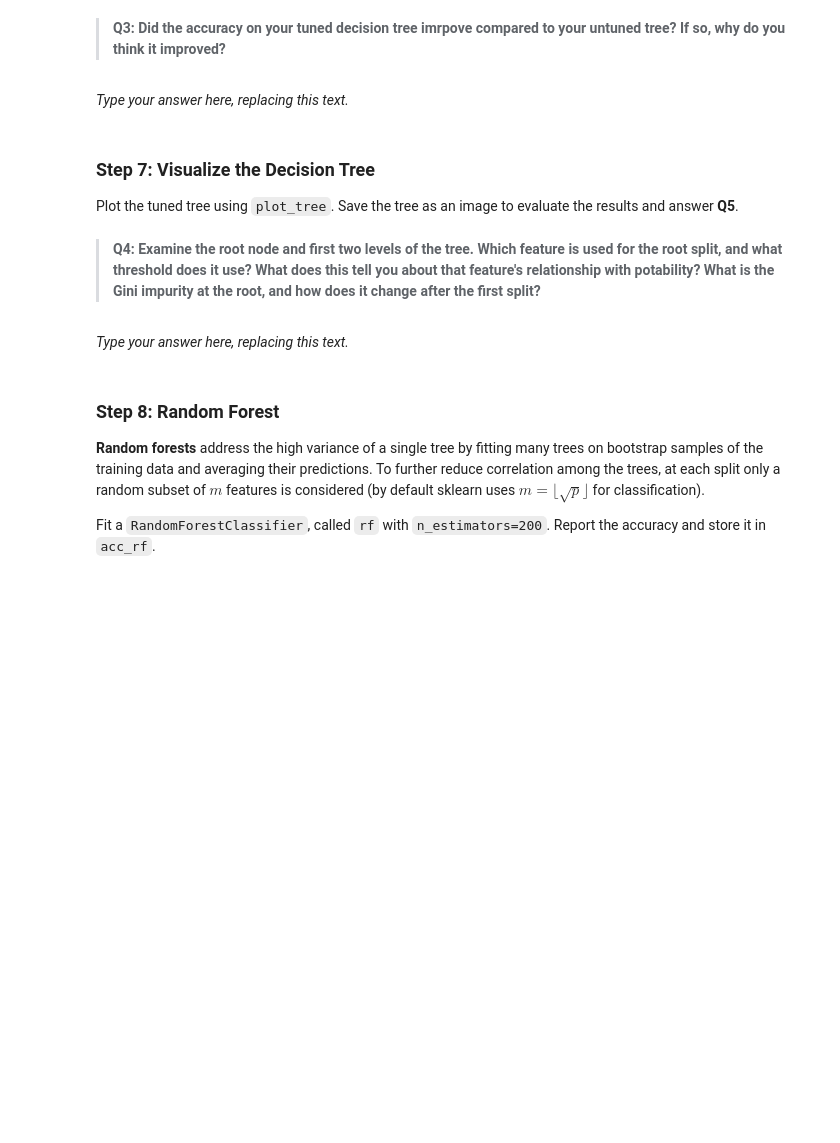
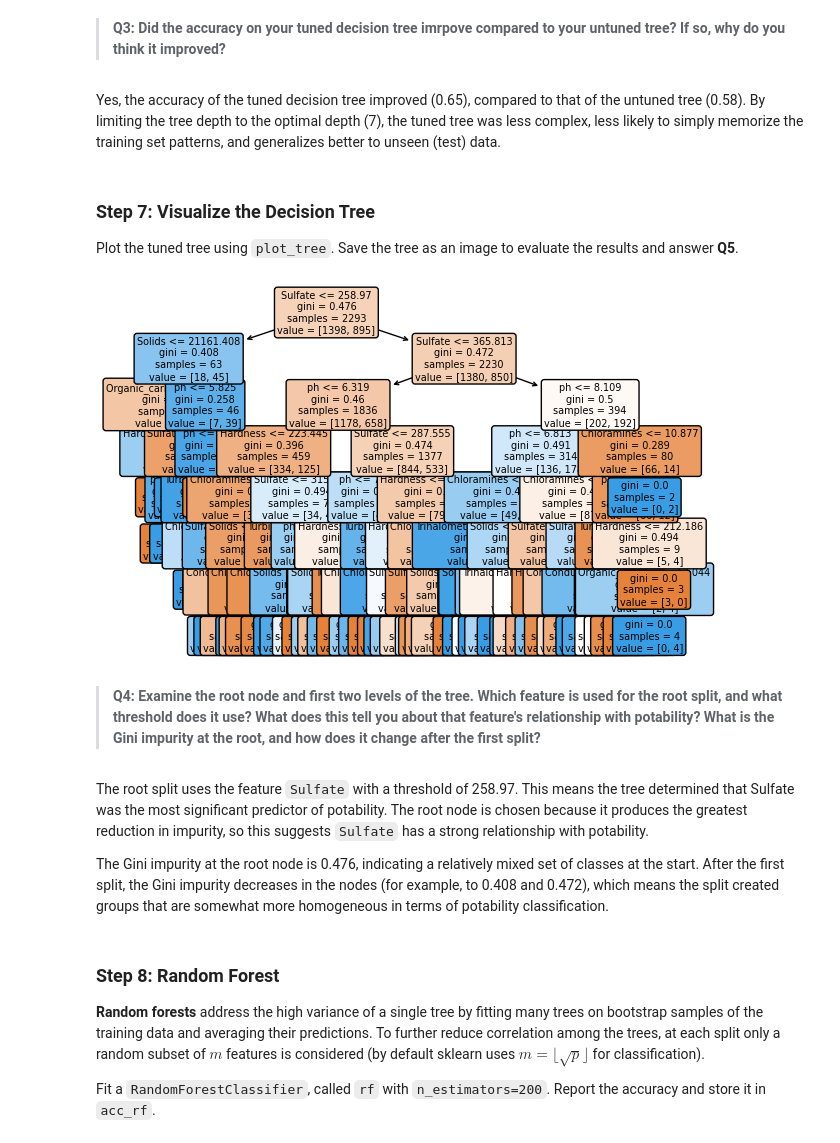
Before and after one commit to kaimorquecho/assignment-3, a Jupyter notebook: task2/hw3-task2.ipynb, the cells around one changed output. Drawn from its saved outputs; the diff is of its cells as text; code cells hidden in the pictures; blank space fills up the shorter version.

```diff
--- a/task2/hw3-task2.ipynb
+++ b/task2/hw3-task2.ipynb
@@ -211,5 +211,13 @@ The CV found the optimal depth to be 7. This means that a tree with 7 levels lea
 
 Refit the decision tree using `optimal_depth` and evaluate on the held-out test set. Store the test accuracy in a variable called `acc_dt`.
 # %%
+# Fit tuned decision tree using optimal depth
+dt_opt = DecisionTreeClassifier(
+    max_depth = optimal_depth,
+    random_state = 42).fit(X_train,
+                           y_train)
 
-acc_dt    = ...
+# Compute test set accuracy
+acc_dt    = dt_opt.score(X_test, y_test)
+
+print("Tuned Tree Test Accuracy:", acc_dt)
@@ -220,7 +232,7 @@ grader.check("q4")
 
 >**Q3: Did the accuracy on your tuned decision tree imrpove compared to your untuned tree? If so, why do you think it improved?**
 # %% [markdown]
-_Type your answer here, replacing this text._
+Yes, the accuracy of the tuned decision tree improved (0.65), compared to that of the untuned tree (0.58). By limiting the tree depth to the optimal depth (7), the tuned tree was less complex, less likely to simply memorize the training set patterns, and generalizes better to unseen (test) data.
 # %% [markdown]
 <!-- END QUESTION -->
 
@@ -229,10 +241,23 @@ _Type your answer here, replacing this text._
 ### Step 7: Visualize the Decision Tree
 
 Plot the tuned tree using `plot_tree`. Save the tree as an image to evaluate the results and answer **Q5**.
+# %%
+# Plot the tuned tree
+plt.figure()
+plot_tree(dt_opt,
+          feature_names = df.columns,
+          filled=True,
+          rounded=True,
+          fontsize=7)
+plt.show()
+# %% [output]
+[figure, added]
 # %% [markdown]
 > **Q4: Examine the root node and first two levels of the tree. Which feature is used for the root split, and what threshold does it use? What does this tell you about that feature's relationship with potability? What is the Gini impurity at the root, and how does it change after the first split?**
 # %% [markdown]
-_Type your answer here, replacing this text._
+The root split uses the feature `Sulfate` with a threshold of 258.97. This means the tree determined that Sulfate was the most significant predictor of potability. The root node is chosen because it produces the greatest reduction in impurity, so this suggests `Sulfate` has a strong relationship with potability.
+
+The Gini impurity at the root node is 0.476, indicating a relatively mixed set of classes at the start. After the first split, the Gini impurity decreases in the  nodes (for example, to 0.408 and 0.472), which means the split created groups that are somewhat more homogeneous in terms of potability classification.
 # %% [markdown]
 <!-- END QUESTION -->
 
```
Also changed, not shown: parts of 13 cells of this notebook.
